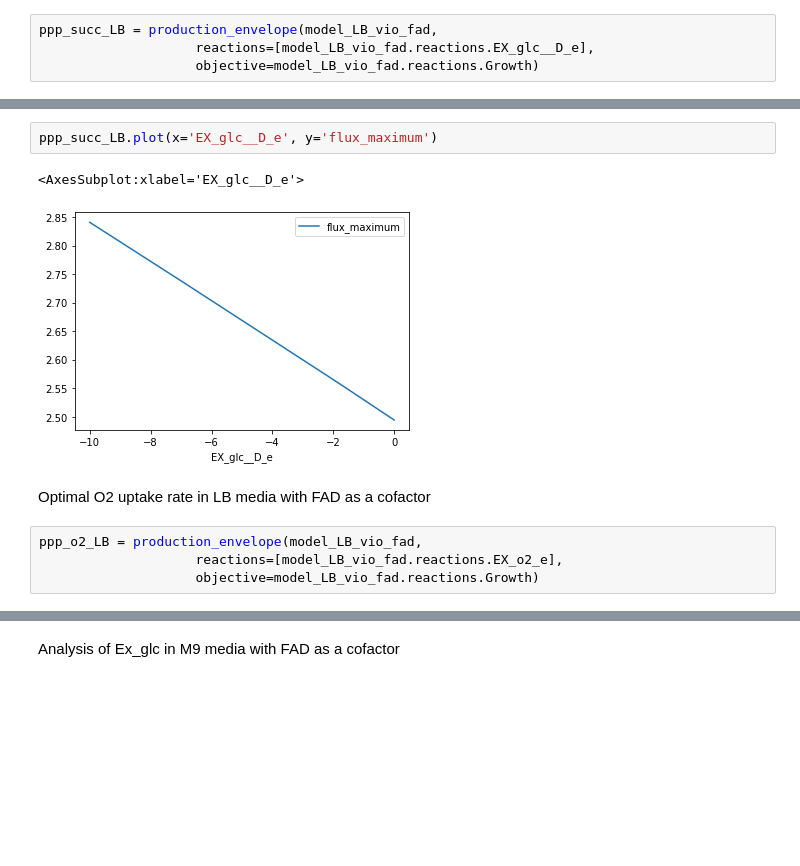
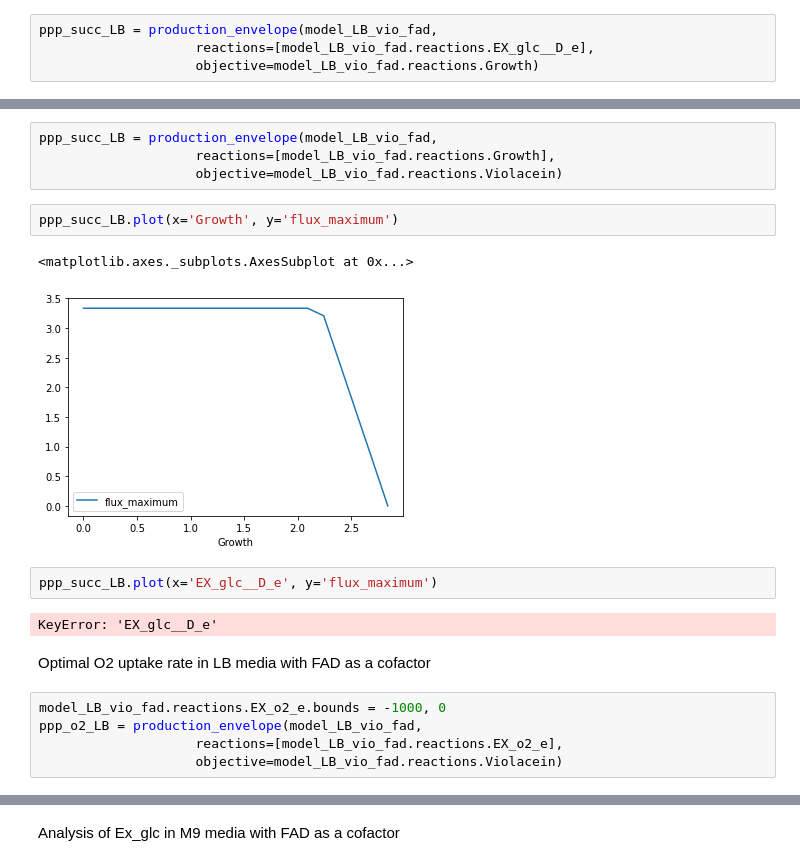
Before and after one commit to 27410/group-assignment-2021-group_1_vibrio_natriegens_2021, a Jupyter notebook: Phenotypic_phase_planes_plotting.ipynb, the cells around one changed output, grey strips where cells are left out. Cells and saved outputs as stored; diff of their text form; blank space fills up the shorter version.

```diff
--- a/Phenotypic_phase_planes_plotting.ipynb
+++ b/Phenotypic_phase_planes_plotting.ipynb
@@ -35,14 +35,23 @@ ppp_succ_LB
 | 17 | EX_adn_e, EX_arg__L_e, EX_asp__L_... | 0.0 | 0.0 | NaN | 2.531632 | ... |
 | 18 | EX_adn_e, EX_arg__L_e, EX_asp__L_... | 0.0 | 0.0 | NaN | 2.512972 | ... |
 | 19 | EX_adn_e, EX_arg__L_e, EX_asp__L_... | 0.0 | 0.0 | NaN | 2.494313 | ... |
+# %%
+ppp_succ_LB = production_envelope(model_LB_vio_fad,
+                    reactions=[model_LB_vio_fad.reactions.Growth],
+                    objective=model_LB_vio_fad.reactions.Violacein)
+# %%
+ppp_succ_LB.plot(x='Growth', y='flux_maximum')
+# %% [output]
+<matplotlib.axes._subplots.AxesSubplot at 0x...>
+[figure, added]
 # %%
 ppp_succ_LB.plot(x='EX_glc__D_e', y='flux_maximum')
 # %% [output]
-<AxesSubplot:xlabel='EX_glc__D_e'>
+KeyError: 'EX_glc__D_e'
-[figure, removed]
 # %% [markdown]
 Optimal O2 uptake rate in LB media with FAD as a cofactor
 # %%
+model_LB_vio_fad.reactions.EX_o2_e.bounds = -1000, 0
 ppp_o2_LB = production_envelope(model_LB_vio_fad,
                     reactions=[model_LB_vio_fad.reactions.EX_o2_e],
-                    objective=model_LB_vio_fad.reactions.Growth)
+                    objective=model_LB_vio_fad.reactions.Violacein)
```
Also changed, not shown: parts of 3 cells of this notebook, 3 other files.
